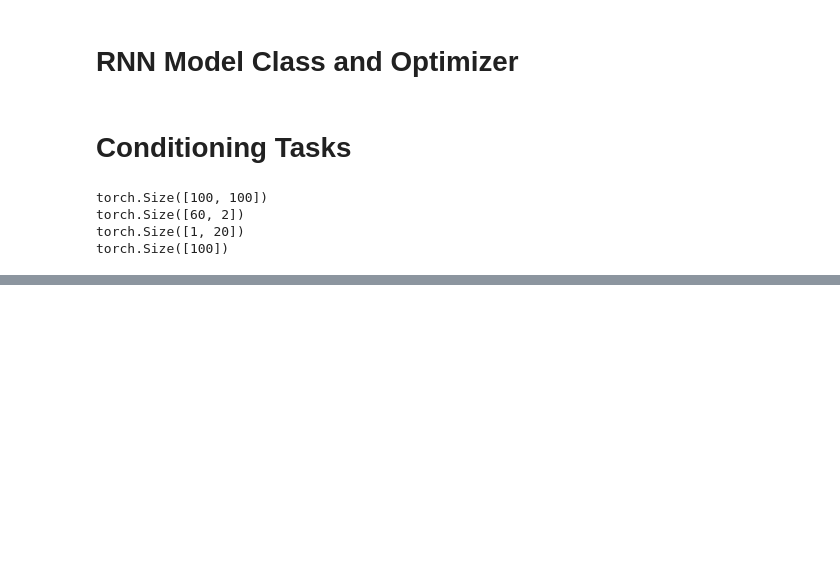
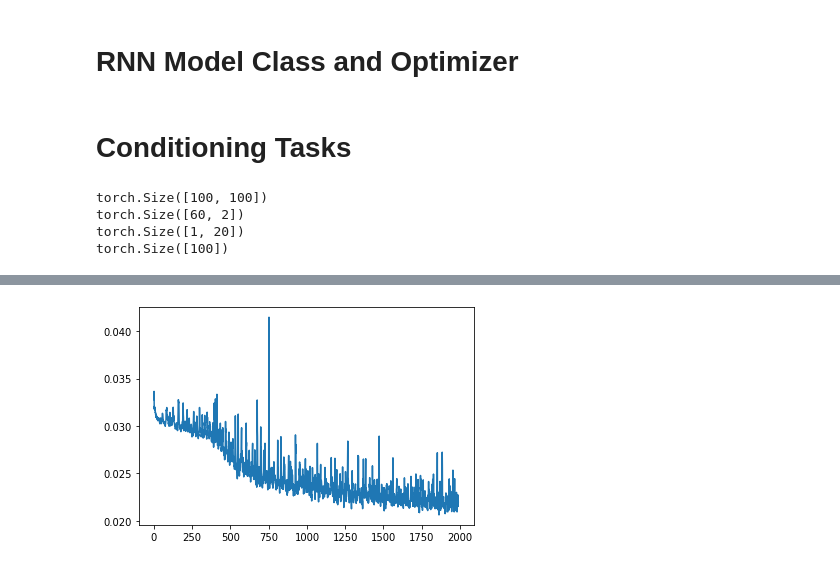
Before and after one commit to marshineer/HS_LabRot, a Jupyter notebook: drosophila_paper_V2.ipynb, the cells around one changed output, grey strips where cells are left out. Drawn from its saved outputs; the diff is of its cells as text; code cells hidden in the pictures; blank space fills up the shorter version.

```diff
--- a/drosophila_paper_V2.ipynb
+++ b/drosophila_paper_V2.ipynb
@@ -333,0 +353,4 @@ RuntimeError: one of the variables needed for gradient computation has been modi
+# %%
+plt.plot(loss_hist[10:]);
+# %% [output]
+[figure, added]
```
Also changed, not shown: parts of 3 cells of this notebook.
